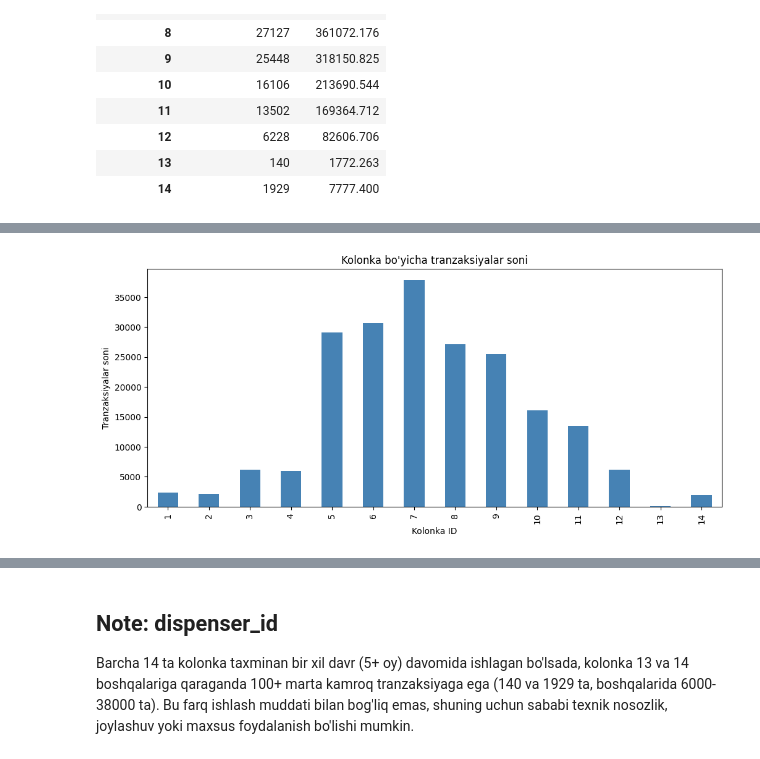
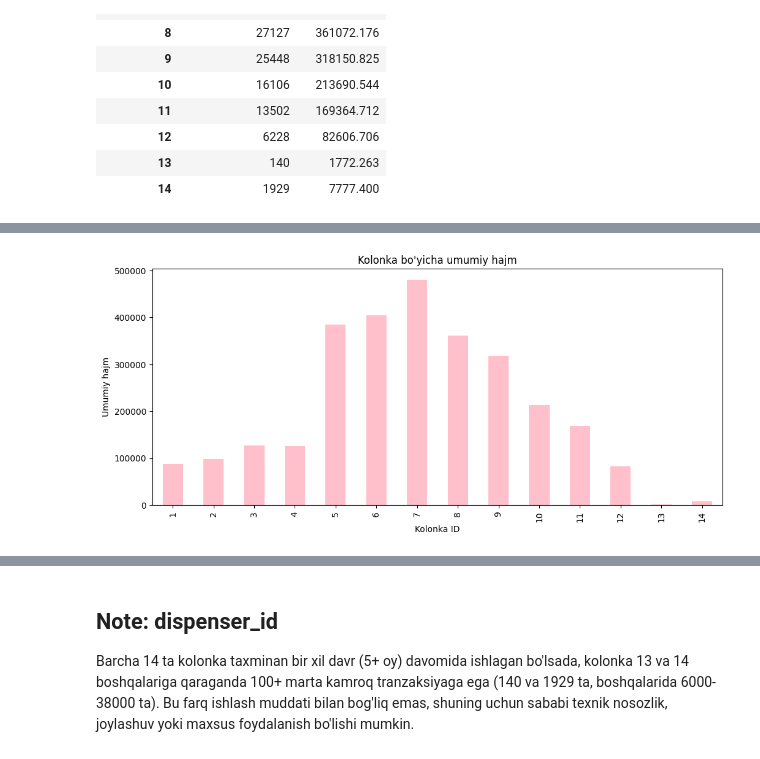
Before and after one commit to rayhon-dev/gas-stations-analytics, a Jupyter notebook: notebooks/eda_file1.ipynb, the cells around one changed output, grey strips where cells are left out. Cells and saved outputs as stored; diff of their text form; code cells hidden in the pictures.

```diff
--- a/notebooks/eda_file1.ipynb
+++ b/notebooks/eda_file1.ipynb
@@ -163,0 +216,2 @@ datetime64[ns, UTC]
+# %%
+new_df1['local_time'] = new_df1['filial_created_at'] + pd.Timedelta(hours=5)
@@ -164,3 +238,3 @@ datetime64[ns, UTC]
 # %%
-new_df1["hour"] = new_df1["created_at"].dt.hour
+new_df1["hour"] = new_df1["local_time"].dt.hour
 # %%
@@ -175,3 +249,3 @@ new_df1[['created_at', 'hour']].head()
 # %%
-new_df1["day_of_week"] = new_df1["created_at"].dt.day_name()
+new_df1["day_of_week"] = new_df1["local_time"].dt.day_name()
 # %%
@@ -185,0 +260,2 @@ new_df1[['created_at', 'hour', 'day_of_week']].head()
+# %%
+new_df1['month'] = new_df1['local_time'].dt.month_name()
@@ -265,8 +411,8 @@ dispenser_stats
 # %%
-dispenser_stats['tranzaksiyalar_soni'].plot(kind='bar', figsize=(12,5), color='steelblue', title='Kolonka bo\'yicha tranzaksiyalar soni')
+dispenser_stats['umumiy_hajm'].plot(kind='bar', figsize=(12,5), color='pink', title='Kolonka bo\'yicha umumiy hajm')
 plt.xlabel('Kolonka ID')
-plt.ylabel('Tranzaksiyalar soni')
+plt.ylabel('Umumiy hajm')
 plt.show()
 # %% [output]
-[figure, old version]
+[figure, new version]
 # %%
```
Also changed, not shown: parts of 63 cells of this notebook.
